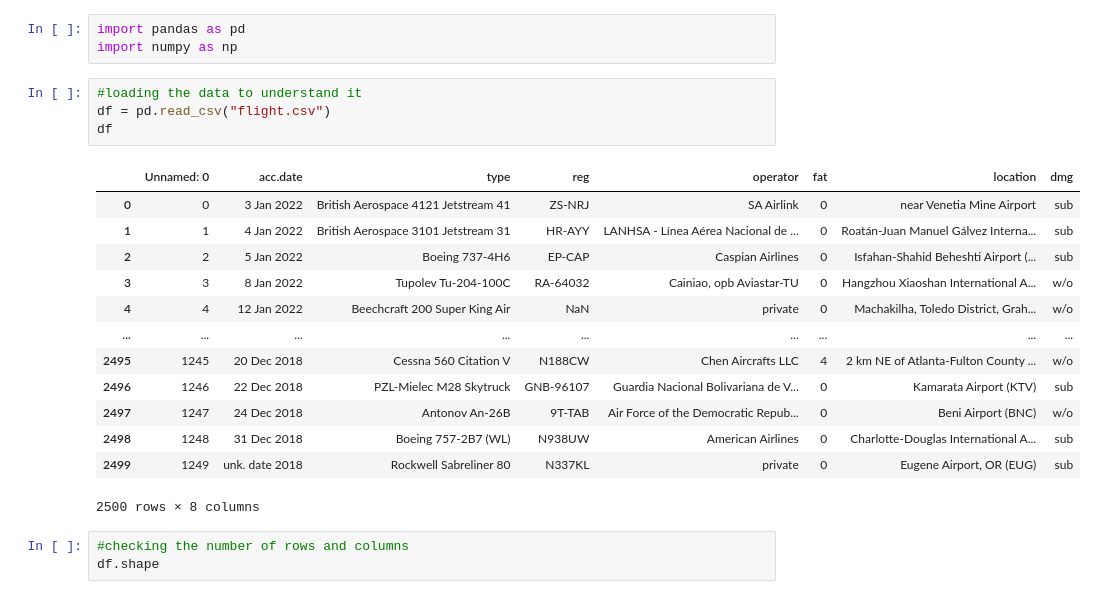
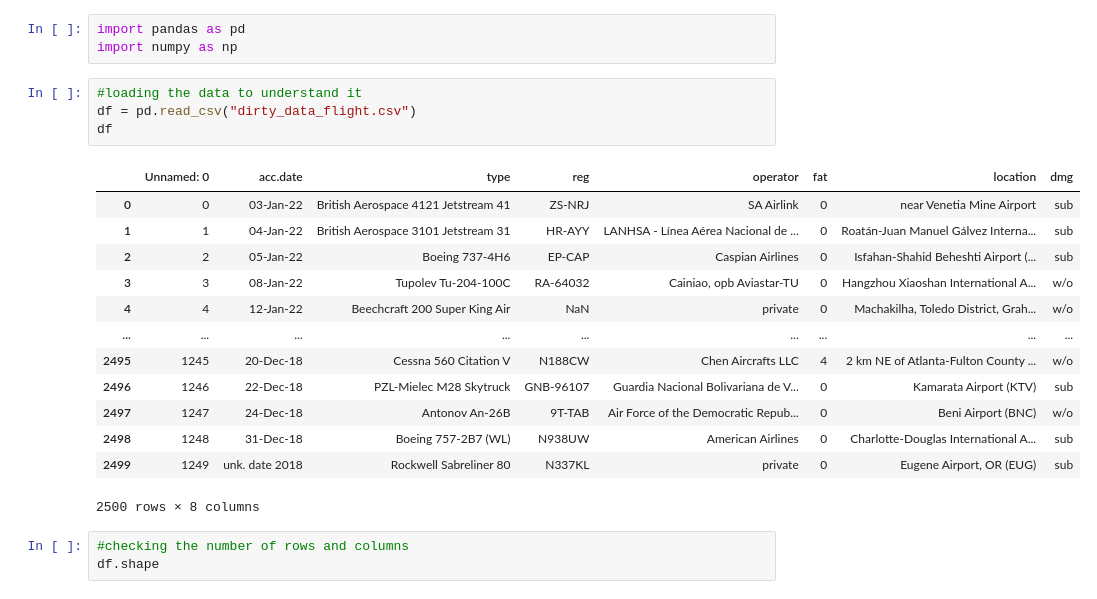
Before and after one commit to nduvawinnie/FINAL_PROJECT_PHASE_1, a Jupyter notebook: Final_flight_notebook.ipynb, the cells around one changed output. Saved outputs shown, nothing was run; the diff lists cells and outputs as text.

```diff
--- a/Final_flight_notebook.ipynb
+++ b/Final_flight_notebook.ipynb
@@ -29,20 +29,20 @@ import pandas as pd
 import numpy as np
 # %%
 #loading the data to understand it
-df = pd.read_csv("flight.csv")
+df = pd.read_csv("dirty_data_flight.csv")
 df
 # %% [output]
 |  | Unnamed: 0 | acc.date | type | reg | operator | fat | location | dmg |
-| 0 | 0 | 3 Jan 2022 | British Aerospace 4121 Jetstream 41 | ZS-NRJ | SA Airlink | 0 | near Venetia Mine Airport | sub |
-| 1 | 1 | 4 Jan 2022 | British Aerospace 3101 Jetstream 31 | HR-AYY | LANHSA - Línea Aérea Nacional de ... | 0 | Roatán-Juan Manuel Gálvez Interna... | sub |
-| 2 | 2 | 5 Jan 2022 | Boeing 737-4H6 | EP-CAP | Caspian Airlines | 0 | Isfahan-Shahid Beheshti Airport (... | sub |
-| 3 | 3 | 8 Jan 2022 | Tupolev Tu-204-100C | RA-64032 | Cainiao, opb Aviastar-TU | 0 | Hangzhou Xiaoshan International A... | w/o |
-| 4 | 4 | 12 Jan 2022 | Beechcraft 200 Super King Air | NaN | private | 0 | Machakilha, Toledo District, Grah... | w/o |
+| 0 | 0 | 03-Jan-22 | British Aerospace 4121 Jetstream 41 | ZS-NRJ | SA Airlink | 0 | near Venetia Mine Airport | sub |
+| 1 | 1 | 04-Jan-22 | British Aerospace 3101 Jetstream 31 | HR-AYY | LANHSA - Línea Aérea Nacional de ... | 0 | Roatán-Juan Manuel Gálvez Interna... | sub |
+| 2 | 2 | 05-Jan-22 | Boeing 737-4H6 | EP-CAP | Caspian Airlines | 0 | Isfahan-Shahid Beheshti Airport (... | sub |
+| 3 | 3 | 08-Jan-22 | Tupolev Tu-204-100C | RA-64032 | Cainiao, opb Aviastar-TU | 0 | Hangzhou Xiaoshan International A... | w/o |
+| 4 | 4 | 12-Jan-22 | Beechcraft 200 Super King Air | NaN | private | 0 | Machakilha, Toledo District, Grah... | w/o |
 | ... | ... | ... | ... | ... | ... | ... | ... | ... |
-| 2495 | 1245 | 20 Dec 2018 | Cessna 560 Citation V | N188CW | Chen Aircrafts LLC | 4 | 2 km NE of Atlanta-Fulton County ... | w/o |
-| 2496 | 1246 | 22 Dec 2018 | PZL-Mielec M28 Skytruck | GNB-96107 | Guardia Nacional Bolivariana de V... | 0 | Kamarata Airport (KTV) | sub |
-| 2497 | 1247 | 24 Dec 2018 | Antonov An-26B | 9T-TAB | Air Force of the Democratic Repub... | 0 | Beni Airport (BNC) | w/o |
-| 2498 | 1248 | 31 Dec 2018 | Boeing 757-2B7 (WL) | N938UW | American Airlines | 0 | Charlotte-Douglas International A... | sub |
+| 2495 | 1245 | 20-Dec-18 | Cessna 560 Citation V | N188CW | Chen Aircrafts LLC | 4 | 2 km NE of Atlanta-Fulton County ... | w/o |
+| 2496 | 1246 | 22-Dec-18 | PZL-Mielec M28 Skytruck | GNB-96107 | Guardia Nacional Bolivariana de V... | 0 | Kamarata Airport (KTV) | sub |
+| 2497 | 1247 | 24-Dec-18 | Antonov An-26B | 9T-TAB | Air Force of the Democratic Repub... | 0 | Beni Airport (BNC) | w/o |
+| 2498 | 1248 | 31-Dec-18 | Boeing 757-2B7 (WL) | N938UW | American Airlines | 0 | Charlotte-Douglas International A... | sub |
 | 2499 | 1249 | unk. date 2018 | Rockwell Sabreliner 80 | N337KL | private | 0 | Eugene Airport, OR (EUG) | sub |
 2500 rows × 8 columns
 # %%
```
Also changed, not shown: parts of 6 cells of this notebook.
